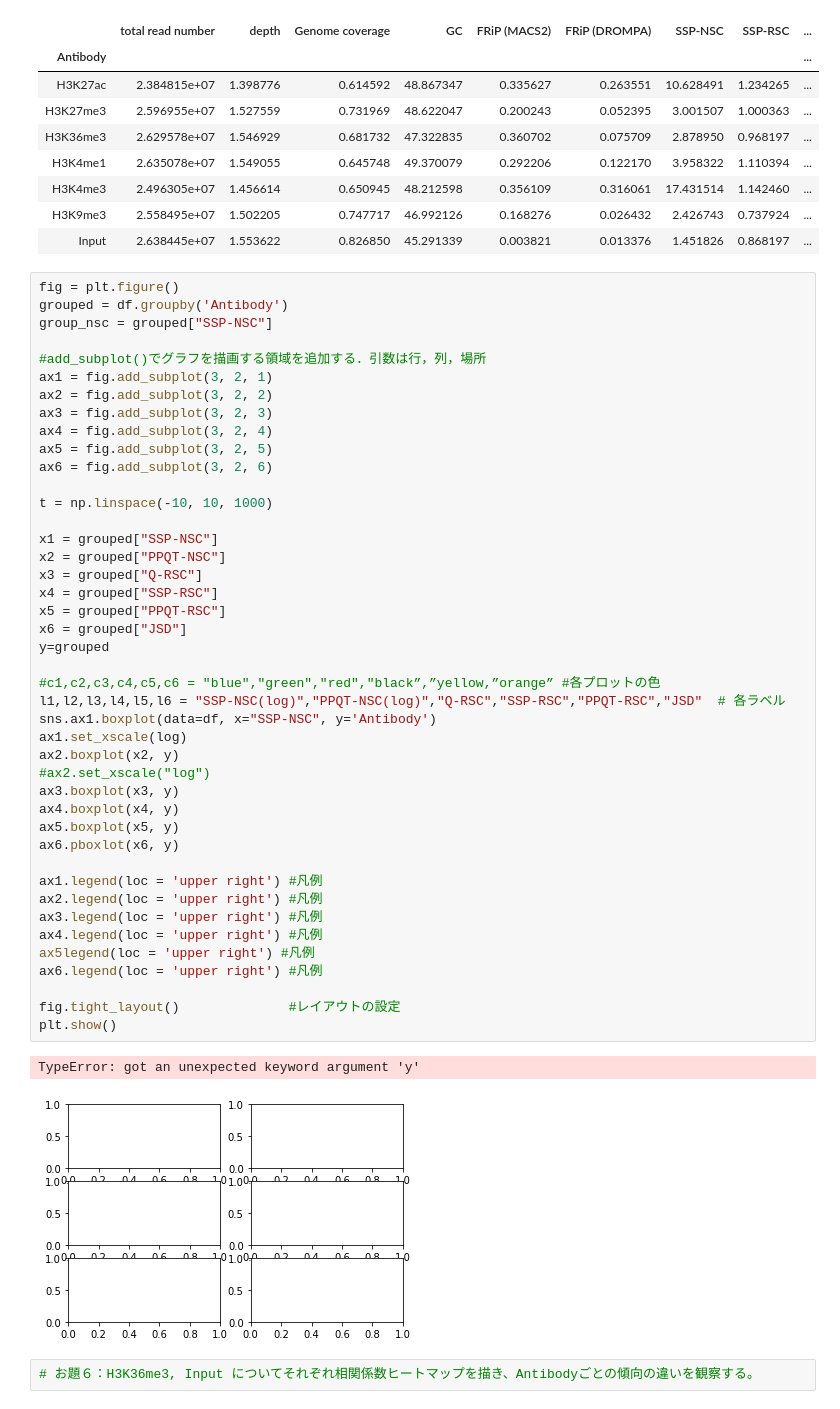
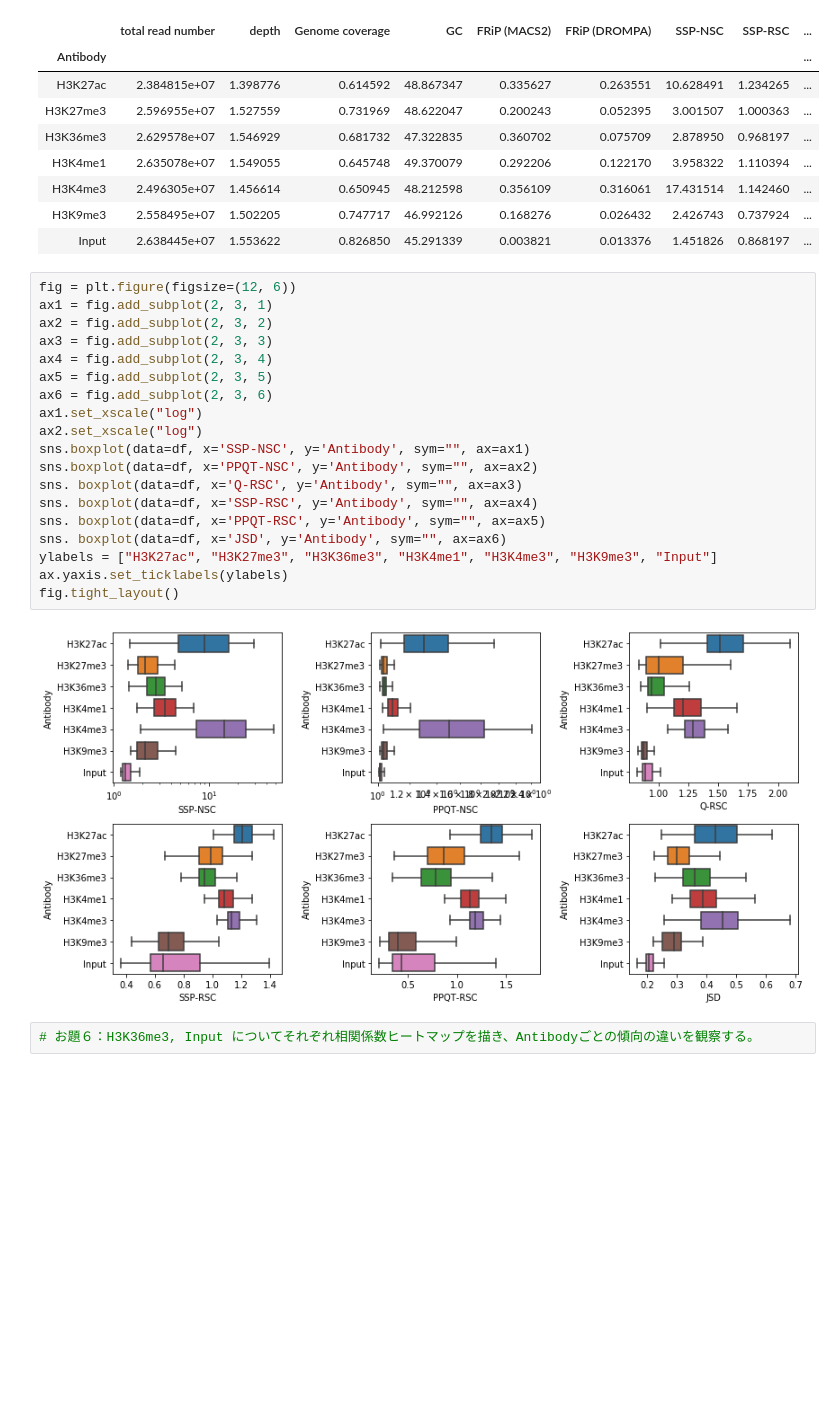
Before and after one commit to naokoyokota/rinkou_20201023, a Jupyter notebook: 201023_yokota_kadai.ipynb, the cells around one changed output. Drawn from its saved outputs; the diff is of its cells as text; blank space fills up the shorter version.

```diff
--- a/201023_yokota_kadai.ipynb
+++ b/201023_yokota_kadai.ipynb
@@ -122,51 +166,26 @@ df_mean
 | H3K4me3 | 2.496305e+07 | 1.456614 | 0.650945 | 48.212598 | 0.356109 | 0.316061 | 17.431514 | 1.142460 | ... |
 | H3K9me3 | 2.558495e+07 | 1.502205 | 0.747717 | 46.992126 | 0.168276 | 0.026432 | 2.426743 | 0.737924 | ... |
 | Input | 2.638445e+07 | 1.553622 | 0.826850 | 45.291339 | 0.003821 | 0.013376 | 1.451826 | 0.868197 | ... |
-# %%
-fig = plt.figure()
-grouped = df.groupby('Antibody')
-group_nsc = grouped["SSP-NSC"]
-
-#add_subplot()でグラフを描画する領域を追加する．引数は行，列，場所
-ax1 = fig.add_subplot(3, 2, 1)
-ax2 = fig.add_subplot(3, 2, 2)
-ax3 = fig.add_subplot(3, 2, 3)
-ax4 = fig.add_subplot(3, 2, 4)
-ax5 = fig.add_subplot(3, 2, 5)
-ax6 = fig.add_subplot(3, 2, 6)
-
-t = np.linspace(-10, 10, 1000)
-
-x1 = grouped["SSP-NSC"]
-x2 = grouped["PPQT-NSC"]
-x3 = grouped["Q-RSC"]
-x4 = grouped["SSP-RSC"]
-x5 = grouped["PPQT-RSC"]
-x6 = grouped["JSD"]
-y=grouped
-
-#c1,c2,c3,c4,c5,c6 = "blue","green","red","black”,”yellow,”orange” #各プロットの色
-l1,l2,l3,l4,l5,l6 = "SSP-NSC(log)","PPQT-NSC(log)","Q-RSC","SSP-RSC","PPQT-RSC","JSD"  # 各ラベル
-sns.ax1.boxplot(data=df, x="SSP-NSC", y='Antibody')
-ax1.set_xscale(log)
-ax2.boxplot(x2, y)
-#ax2.set_xscale("log")
-ax3.boxplot(x3, y)
-ax4.boxplot(x4, y)
-ax5.boxplot(x5, y)
-ax6.pboxlot(x6, y)
-
-ax1.legend(loc = 'upper right') #凡例
-ax2.legend(loc = 'upper right') #凡例
-ax3.legend(loc = 'upper right') #凡例
-ax4.legend(loc = 'upper right') #凡例
-ax5legend(loc = 'upper right') #凡例
-ax6.legend(loc = 'upper right') #凡例
-
-fig.tight_layout()              #レイアウトの設定
-plt.show()
-# %% [output]
-TypeError: got an unexpected keyword argument 'y'
-[figure, removed]
+# %%
+fig = plt.figure(figsize=(12, 6))
+ax1 = fig.add_subplot(2, 3, 1)
+ax2 = fig.add_subplot(2, 3, 2)
+ax3 = fig.add_subplot(2, 3, 3)
+ax4 = fig.add_subplot(2, 3, 4)
+ax5 = fig.add_subplot(2, 3, 5)
+ax6 = fig.add_subplot(2, 3, 6)
+ax1.set_xscale("log")
+ax2.set_xscale("log")
+sns.boxplot(data=df, x='SSP-NSC', y='Antibody', sym="", ax=ax1)
+sns.boxplot(data=df, x='PPQT-NSC', y='Antibody', sym="", ax=ax2)
+sns. boxplot(data=df, x='Q-RSC', y='Antibody', sym="", ax=ax3)
+sns. boxplot(data=df, x='SSP-RSC', y='Antibody', sym="", ax=ax4)
+sns. boxplot(data=df, x='PPQT-RSC', y='Antibody', sym="", ax=ax5)
+sns. boxplot(data=df, x='JSD', y='Antibody', sym="", ax=ax6)
+ylabels = ["H3K27ac", "H3K27me3", "H3K36me3", "H3K4me1", "H3K4me3", "H3K9me3", "Input"]
+ax.yaxis.set_ticklabels(ylabels)
+fig.tight_layout()
+# %% [output]
+[figure, added]
 # %%
 # お題６：H3K36me3, Input についてそれぞれ相関係数ヒートマップを描き、Antibodyごとの傾向の違いを観察する。
```
Also changed, not shown: parts of 8 cells of this notebook.
